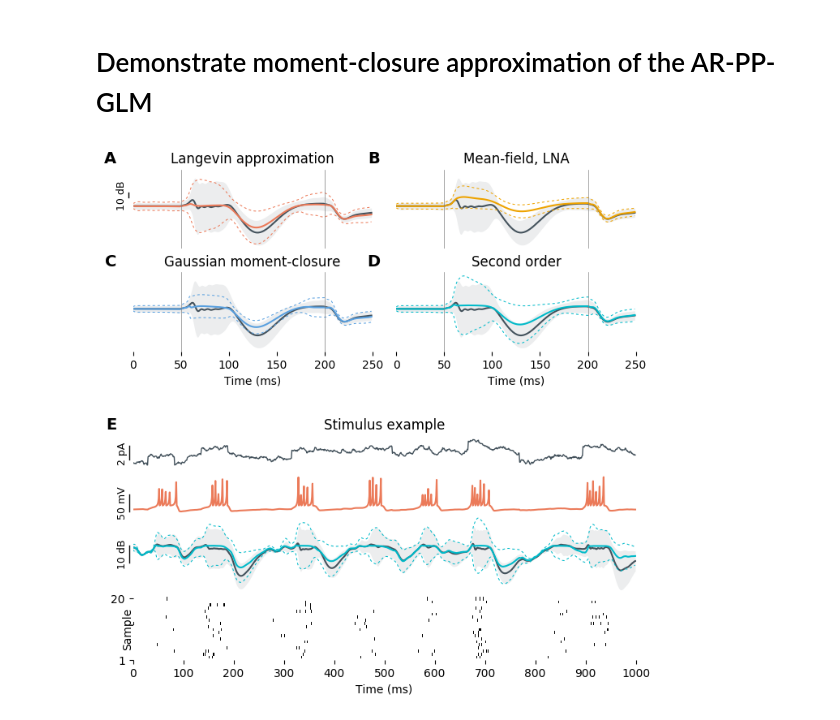
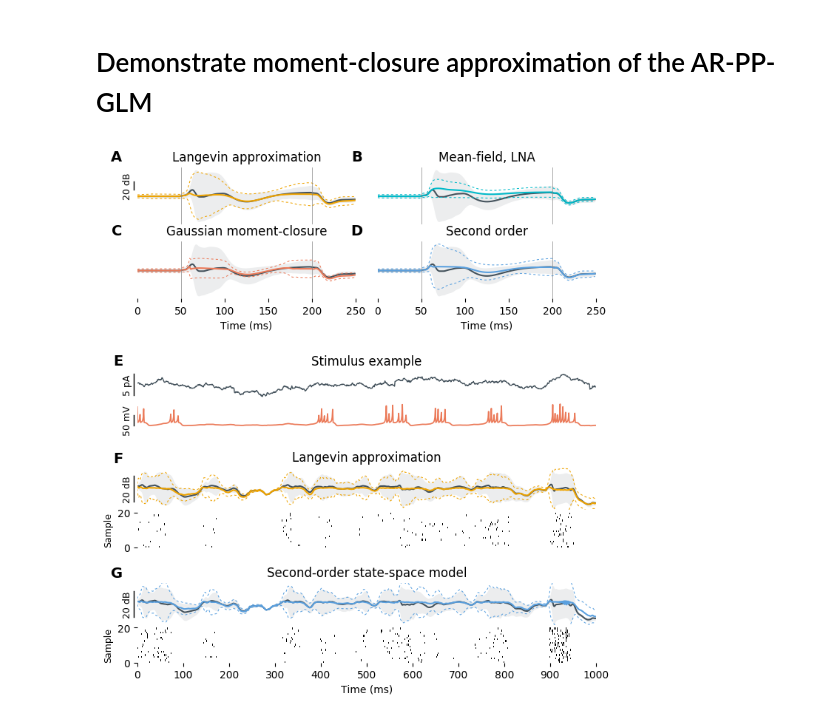
Before and after one commit to michaelerule/glm_moment_closure, a Jupyter notebook: 20180315_autoregressive_GLM_as_Cox_process_and_moment_equations_v15.ipynb, the cells around one changed output. Drawn from its saved outputs; the diff is of its cells as text; code cells hidden in the pictures.

```diff
--- a/20180315_autoregressive_GLM_as_Cox_process_and_moment_equations_v15.ipynb
+++ b/20180315_autoregressive_GLM_as_Cox_process_and_moment_equations_v15.ipynb
@@ -151,7 +148,7 @@ beta = bhat[:K].reshape(K,1)
 duration = 150  # Pulse duration (ms)
 padding  = 50   # Pulse padding (ms)
 burnin   = 200  # Time for Izhikevich model to settle (ms)
-current  = 0.5  # Pulse current (pA)
+current  = 0.3  # Pulse current (pA)
 ndemo    = duration + 2*padding # total length of demo stimulus (ms)
 
 # Build demo stimulus
@@ -459,19 +457,30 @@ lxpp = box_filter(logxpp,5)
 lvpp = box_filter(logvpp,5)
 
 # Sample from langevin approximation of point process
-logxlv,logvlv,expmlv,expvlv  = langevin_sample_moments(stim,A,beta,C,M=1000)
+logxlv,logvlv,expmlv,expvlv  = langevin_sample_moments(stim,A,beta,C,M=5000)
 lxlv = box_filter(logxlv,5)
 lvlv = box_filter(logvlv,5)
 
 # Estimate moments from expansion to second order
 # Only first two moments of rate are used for filtering
-logxso,logvso,M1so,M2so = integrate_moments(stim,A,beta,C,
+logxso,logvso,_,_ = integrate_moments(stim,A,beta,C,
                                             method     = "second_order",
-                                            int_method = "euler")
+                                            int_method = "exponential",
+                                            oversample = 1)
+
+logxmc,logvmc,_,_ = integrate_moments(stim,A,beta,C,
+                                            method     = "moment_closure",
+                                            int_method = "euler",
+                                            oversample = 10)
+
+logxmf,logvmf,_,_ = integrate_moments(stim,A,beta,C,
+                                            method     = "LNA",
+                                            int_method = "euler",
+                                            oversample = 10)
 # %%
-figure(figsize=(8,8))
-
-NROWS = 5
+figure(figsize=(8,13))
+NROWS = 10
+NPLOT=1000
 
 def stimmarks():
     axvline(padding,color=(0.5,)*3,lw=0.5)
@@ -480,7 +489,7 @@ def stimmarks():
 # Plot second-order approximation
 subplot2grid((NROWS,2),(1,1),facecolor=(1,1,1,0))
 stderrplot(demo_lxpp  ,demo_lvpp  ,BLACK    ,filled=1)
-stderrplot(demo_logxso,demo_logvso,TURQUOISE,filled=0)
+stderrplot(demo_logxso,demo_logvso,AZURE,filled=0)
 stimmarks(); xlim(0,ndemo); noy(); noaxis()
 yl = ylim()
 xlabel('Time (ms)')
@@ -490,16 +499,16 @@ subfigurelabel('D')
 # Plot true sampled GLM against Langevin sampled GLM
 subplot2grid((NROWS,2),(0,0),facecolor=(1,1,1,0))
 stderrplot(demo_lxpp,demo_lvpp,BLACK,filled=1)
-stderrplot(demo_lxlv,demo_lvlv,RUST ,filled=0)
+stderrplot(demo_lxlv,demo_lvlv,OCHRE,filled=0)
 stimmarks(); ylim(*yl); xlim(0,ndemo); noxyaxes()
-yscalebar(mean(ylim())/dB,10/dB,'10 dB');
+yscalebar(mean(ylim())/dB,20/dB,'20 dB');
 title('Langevin approximation')
 subfigurelabel('A')
 
 # Plot mean-field LNA solution for moments
 subplot2grid((NROWS,2),(0,1),facecolor=(1,1,1,0))
 stderrplot(demo_lxpp  ,demo_lvpp  ,BLACK,filled=1)
-stderrplot(demo_logxmf,demo_logvmf,OCHRE,filled=0)
+stderrplot(demo_logxmf,demo_logvmf,TURQUOISE,filled=0)
 stimmarks(); ylim(*yl); xlim(0,ndemo); noxyaxes(); simpleraxis()
 title('Mean-field, LNA')
 subfigurelabel('B')
@@ -507,45 +516,74 @@ subfigurelabel('B')
 # Plot moment closure moments
 subplot2grid((NROWS,2),(1,0),facecolor=(1,1,1,0))
 stderrplot(demo_lxpp,demo_lvpp,BLACK,filled=1)
-stderrplot(demo_logxmc,demo_logvmc,AZURE,filled=0)
+stderrplot(demo_logxmc,demo_logvmc,RUST,filled=0)
 stimmarks(); ylim(*yl); xlim(0,ndemo); noy(); noaxis()
 xlabel('Time (ms)')
 title('Gaussian moment-closure')
 subfigurelabel('C')
 
-# Illustrate Izh neuron response and stimulus
 sc = 20
 ax4=subplot2grid((NROWS,2),(2,0),colspan=2,facecolor=(1,1,1,0))
-plot(v,color=RUST)
-xlim(0,nstim)
+plot(v,color=RUST,lw=1.25)
+xlim(0,NPLOT)
 yscalebar(min(v)+25,50,'50 mV')
-ss = (stimulus-min(stimulus))*sc + ylim()[1]+30
+offset = -min(stimulus*sc) + ylim()[1]+30
+ss = stimulus*sc + offset
 plot(ss,color=BLACK,lw=1)
-yscalebar(mean(ss),sc*2,'2 pA'); noxyaxes()
+yscalebar(mean(ss),sc*5,'5 pA');
+noxyaxes()
 title('Stimulus example')
 subfigurelabel('E')
 
 # Plot stimulus
 ax5=subplot2grid((NROWS,2),(3,0),colspan=2,facecolor=(1,1,1,0))
 stderrplot(lxpp,lvpp,BLACK,filled=1)
-stderrplot(logxso,logvso,TURQUOISE,filled=0)
-xlim(0,nstim); yscalebar(mean(ylim()),10,'10 dB'); noxyaxes();
+# Langevin approximation
+stderrplot(logxlv,logvlv,OCHRE,filled=0)
+xlim(0,NPLOT); ylim(*yl); yscalebar(mean(ylim()),20,'20 dB'); noxyaxes();
+title('Langevin approximation')
+subfigurelabel('F')
 
-# Plot sampled
+# Plot sampled from Langevin (preserves some autocorrelation)
 ax6=subplot2grid((NROWS,2),(4,0),colspan=2,facecolor=(1,1,1,0))
 nsamp = 20
 p = np.random.poisson(exp(langevin_sample(stim,A,beta,C,M=nsamp)))
 pcolormesh(-int32(p.T>0),cmap='gray')
 noaxis();
+nox();
+ylabel('Sample',fontsize=9); #fudgey(20)
+
+# Plot stimulus
+ax7=subplot2grid((NROWS,2),(5,0),colspan=2,facecolor=(1,1,1,0))
+stderrplot(lxpp,lvpp,BLACK,filled=1)
+stderrplot(logxso,logvso,AZURE,filled=0)
+xlim(0,NPLOT); ylim(*yl); yscalebar(mean(ylim()),20,'20 dB'); noxyaxes();
+title('Second-order state-space model')
+subfigurelabel('G')
+
+# Plot sampled from stingle-time marginals (no time correlation)
+ax8=subplot2grid((NROWS,2),(6,0),colspan=2,facecolor=(1,1,1,0))
+rate = exp(logxso)*(1+0.5*logvso)
+p = np.random.poisson(rate[:,None],(len(rate),nsamp))
+pcolormesh(-int32(p.T>0),cmap='gray')
+noaxis();
 xticks(arange(0,1001,100));
-yticks([-0.5,nsamp-0.5],['1','%d'%nsamp])
-xlabel('Time (ms)'); ylabel('Sample'); fudgey(20)
+xlabel('Time (ms)');
+ylabel('Sample',fontsize=9); #fudgey(20)
 
 subplots_adjust(wspace=0.1,hspace=0.3)
 nudge_axis_y(-75,ax4)
-nudge_axis_y(-45,ax5)
-adjust_axis_height_pixels(20,ax6)
+
+adjust_axis_height_pixels(20,ax5)
+nudge_axis_y(-85,ax5)
+adjust_axis_height_pixels(30,ax6)
+nudge_axis_y(-35,ax6)
+
+adjust_axis_height_pixels(20,ax7)
+nudge_axis_y(-40,ax7)
+adjust_axis_height_pixels(30,ax8)
+nudge_axis_y(10,ax8)
 
 savefig(figure_prefix+'4.pdf',transparent=True,bbox_inches='tight',format='pdf')
 # %% [output]
-[figure, old version]
+[figure, new version]
```
Also changed, not shown: parts of 13 cells of this notebook, 5 other files.
